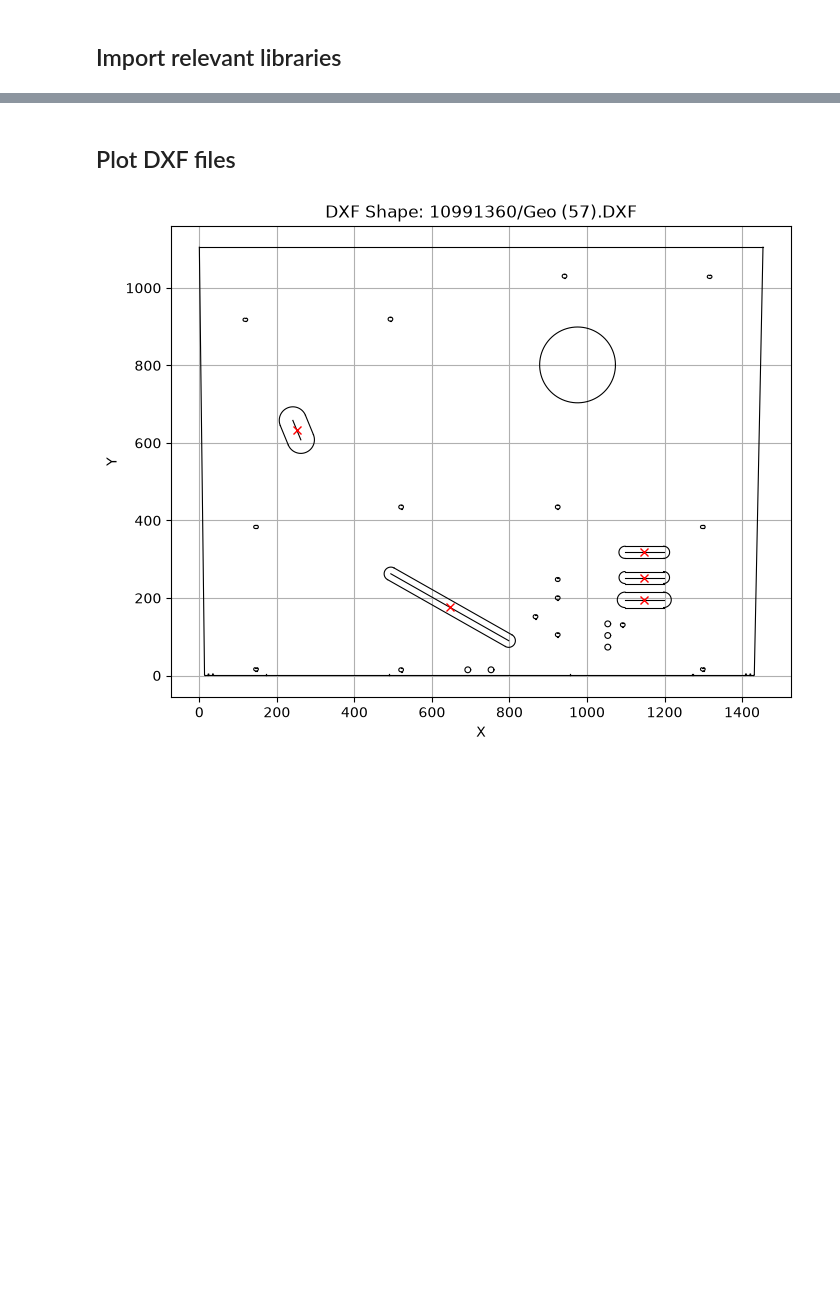
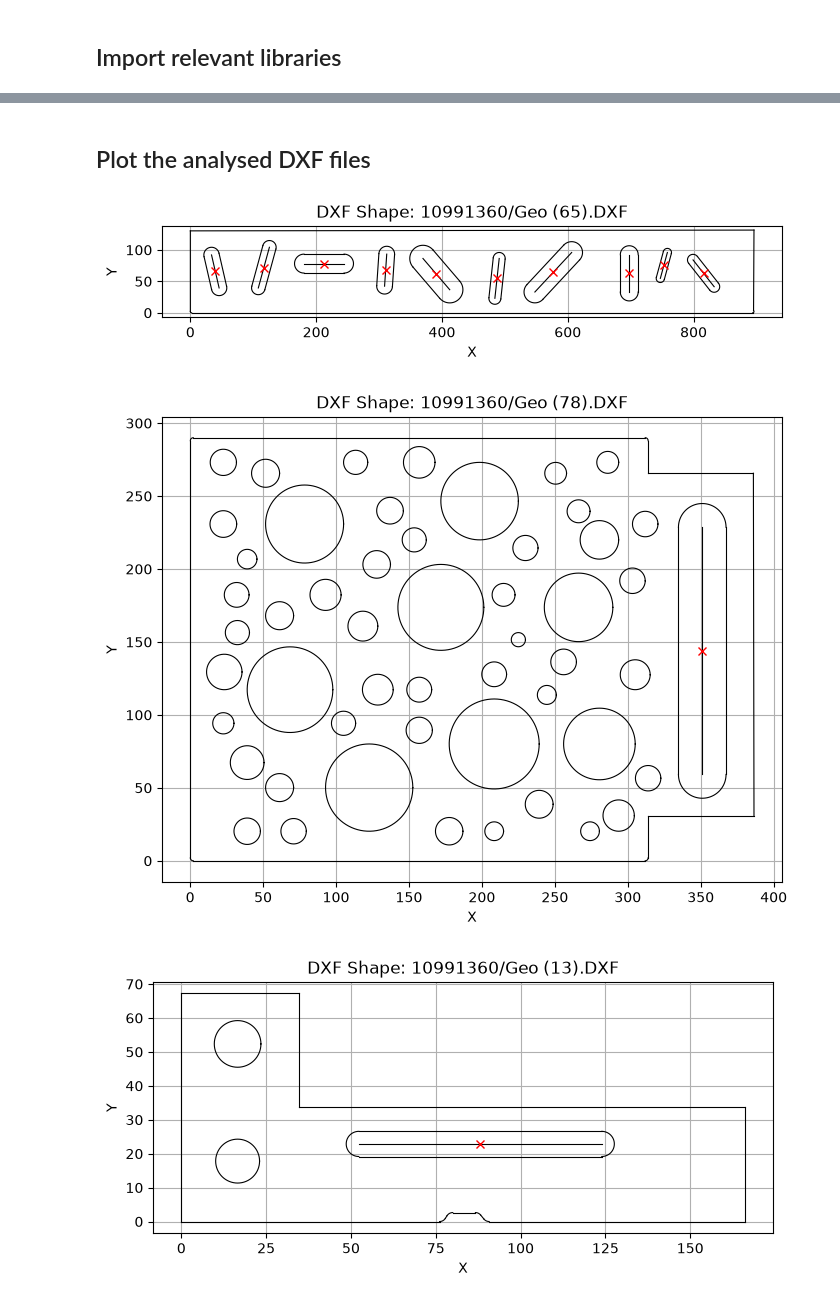
Before and after one commit to loruedel/Challenge1, a Jupyter notebook: DXF_Analysis.ipynb, the cells around one changed output, grey strips where cells are left out. Drawn from its saved outputs; the diff is of its cells as text; code cells hidden in the pictures; blank space fills up the shorter version.

```diff
--- a/DXF_Analysis.ipynb
+++ b/DXF_Analysis.ipynb
@@ -9,7 +81,11 @@ from helpers_revised import *
 # %% [markdown]
-## Plot DXF files
+## Plot the analysed DXF files
 # %%
-plot_dxf("10991360/Geo (57).DXF")
+plot_dxf("10991360/Geo (65).DXF")
+plot_dxf("10991360/Geo (78).DXF")
+plot_dxf("10991360/Geo (13).DXF")
 # %% [output]
-[figure, old version]
+[figure, new version]
+[figure, added]
+[figure, added]
 # %% [markdown]
```
Also changed, not shown: parts of 19 cells of this notebook, 8 other files.
